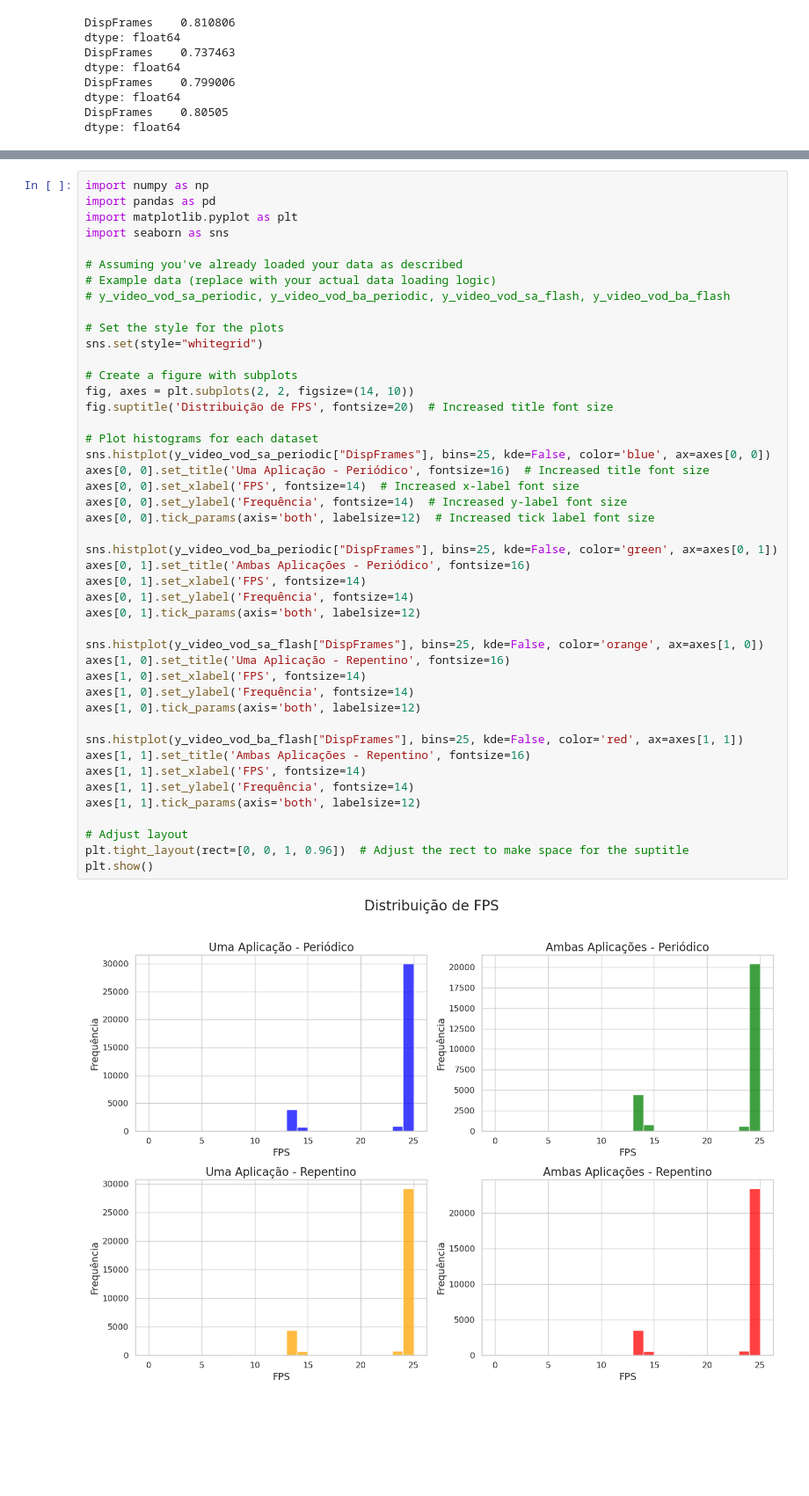
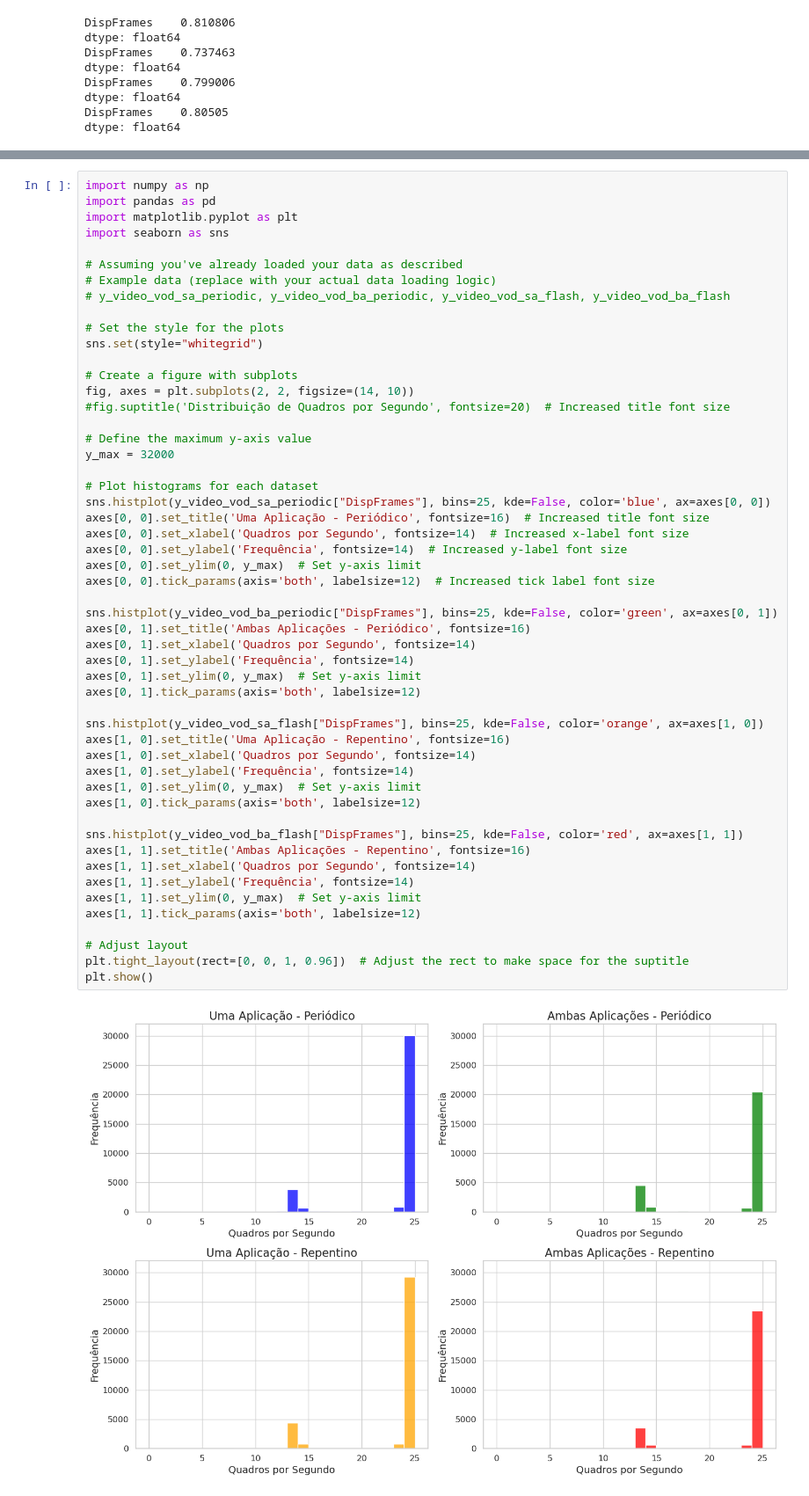
Before and after one commit to DaviVilarinho/ic-intervalo-qos, a Jupyter notebook: 2024_analyze-disp.ipynb, the cells around one changed output, grey strips where cells are left out. Shown at 88% size. Drawn from its saved outputs; the diff is of its cells as text; blank space fills up the shorter version.

```diff
--- a/2024_analyze-disp.ipynb
+++ b/2024_analyze-disp.ipynb
@@ -63,36 +63,43 @@ import seaborn as sns
 sns.set(style="whitegrid")
 
 # Create a figure with subplots
 fig, axes = plt.subplots(2, 2, figsize=(14, 10))
-fig.suptitle('Distribuição de FPS', fontsize=20)  # Increased title font size
+#fig.suptitle('Distribuição de Quadros por Segundo', fontsize=20)  # Increased title font size
+
+# Define the maximum y-axis value
+y_max = 32000
 
 # Plot histograms for each dataset
 sns.histplot(y_video_vod_sa_periodic["DispFrames"], bins=25, kde=False, color='blue', ax=axes[0, 0])
 axes[0, 0].set_title('Uma Aplicação - Periódico', fontsize=16)  # Increased title font size
-axes[0, 0].set_xlabel('FPS', fontsize=14)  # Increased x-label font size
+axes[0, 0].set_xlabel('Quadros por Segundo', fontsize=14)  # Increased x-label font size
 axes[0, 0].set_ylabel('Frequência', fontsize=14)  # Increased y-label font size
+axes[0, 0].set_ylim(0, y_max)  # Set y-axis limit
 axes[0, 0].tick_params(axis='both', labelsize=12)  # Increased tick label font size
 
 sns.histplot(y_video_vod_ba_periodic["DispFrames"], bins=25, kde=False, color='green', ax=axes[0, 1])
 axes[0, 1].set_title('Ambas Aplicações - Periódico', fontsize=16)
-axes[0, 1].set_xlabel('FPS', fontsize=14)
+axes[0, 1].set_xlabel('Quadros por Segundo', fontsize=14)
 axes[0, 1].set_ylabel('Frequência', fontsize=14)
+axes[0, 1].set_ylim(0, y_max)  # Set y-axis limit
 axes[0, 1].tick_params(axis='both', labelsize=12)
 
 sns.histplot(y_video_vod_sa_flash["DispFrames"], bins=25, kde=False, color='orange', ax=axes[1, 0])
 axes[1, 0].set_title('Uma Aplicação - Repentino', fontsize=16)
-axes[1, 0].set_xlabel('FPS', fontsize=14)
+axes[1, 0].set_xlabel('Quadros por Segundo', fontsize=14)
 axes[1, 0].set_ylabel('Frequência', fontsize=14)
+axes[1, 0].set_ylim(0, y_max)  # Set y-axis limit
 axes[1, 0].tick_params(axis='both', labelsize=12)
 
 sns.histplot(y_video_vod_ba_flash["DispFrames"], bins=25, kde=False, color='red', ax=axes[1, 1])
 axes[1, 1].set_title('Ambas Aplicações - Repentino', fontsize=16)
-axes[1, 1].set_xlabel('FPS', fontsize=14)
+axes[1, 1].set_xlabel('Quadros por Segundo', fontsize=14)
 axes[1, 1].set_ylabel('Frequência', fontsize=14)
+axes[1, 1].set_ylim(0, y_max)  # Set y-axis limit
 axes[1, 1].tick_params(axis='both', labelsize=12)
 
 # Adjust layout
 plt.tight_layout(rect=[0, 0, 1, 0.96])  # Adjust the rect to make space for the suptitle
 plt.show()
 # %% [output]
-[figure, old version]
+[figure, new version]
```
Also changed, not shown: 7 other files.
